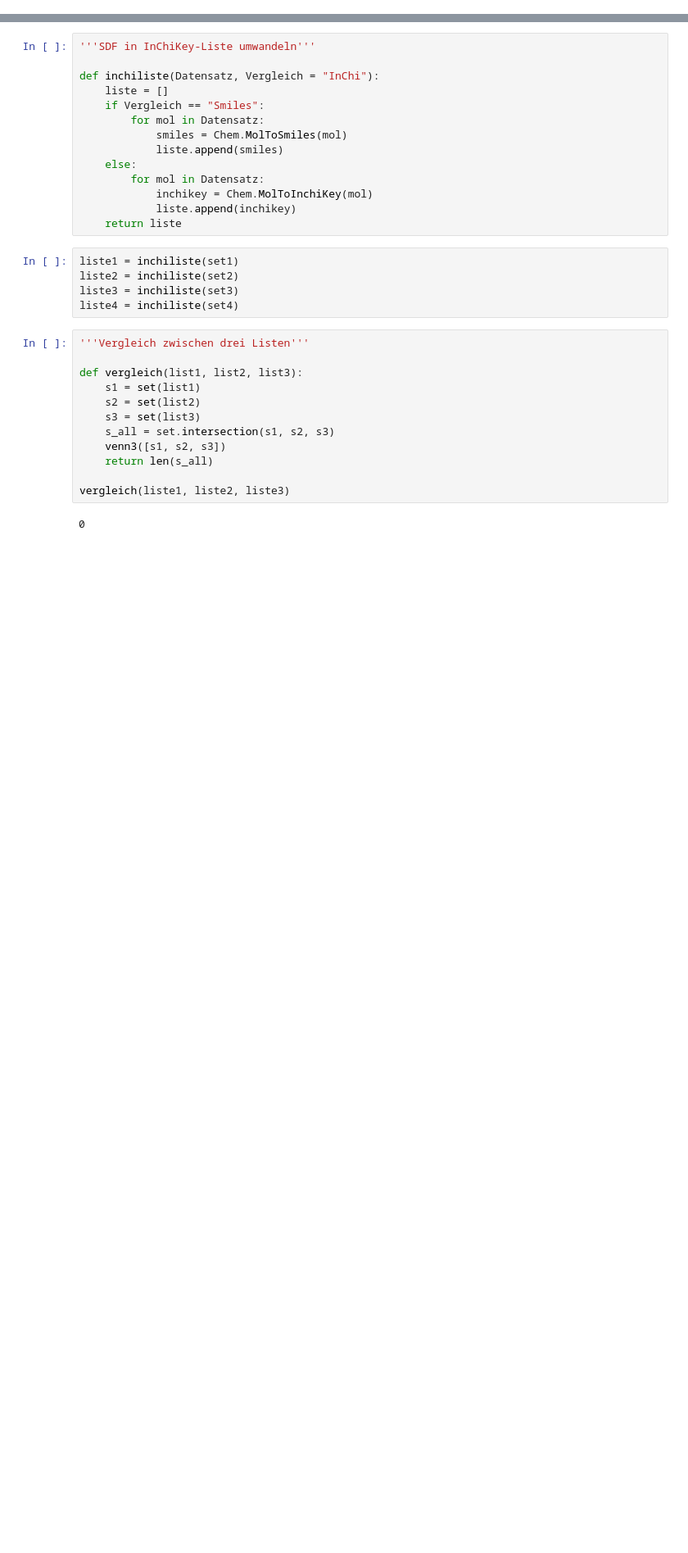
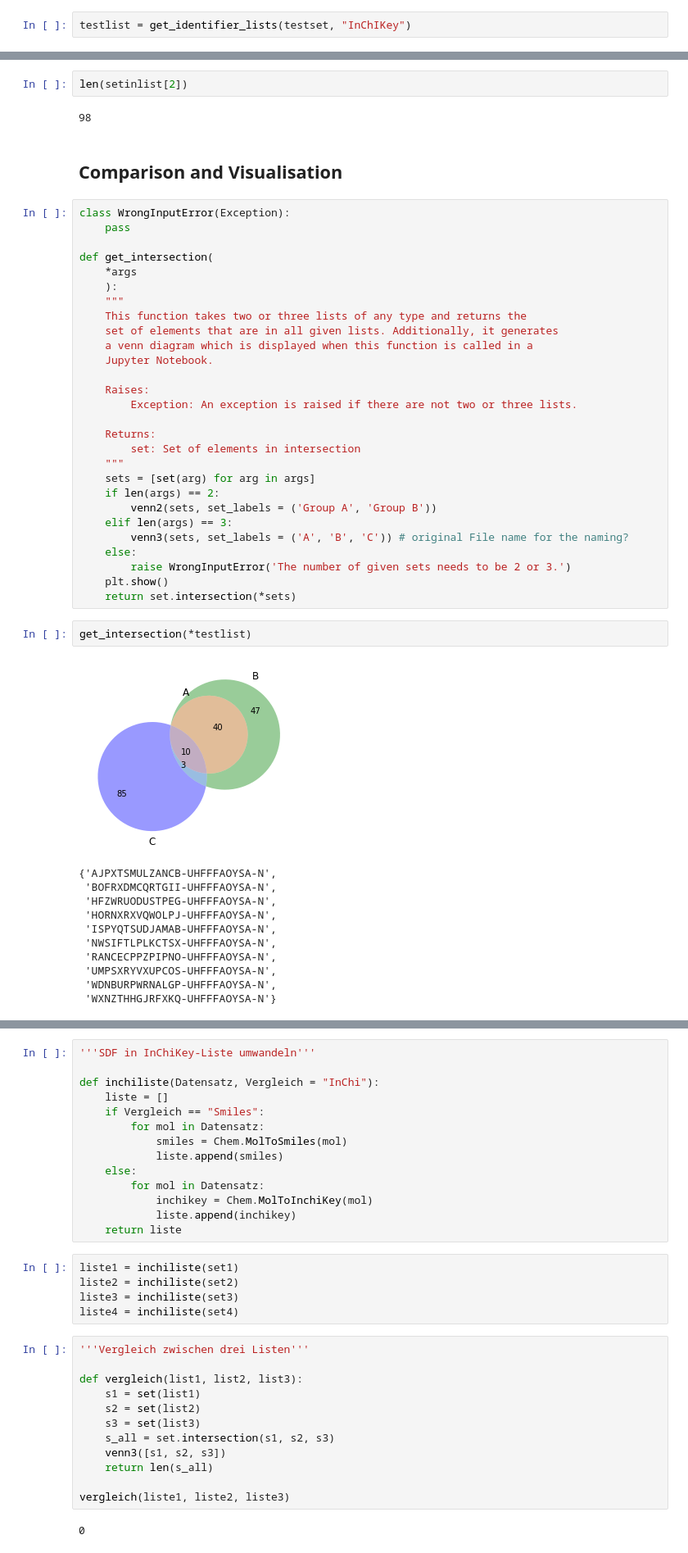
Before and after one commit to Steinbeck-Lab/ChemIcal-DatasEt-comparatoR, a Jupyter notebook: Praktikum.ipynb, the cells around one changed output, grey strips where cells are left out. Shown: that part at 82% size. Saved outputs shown, nothing was run; the diff lists cells and outputs as text; blank space fills up the shorter version.

```diff
--- a/Praktikum.ipynb
+++ b/Praktikum.ipynb
@@ -28,0 +137,2 @@ set4 = Chem.SDMolSupplier('data/4xmol.sdf')
+# %%
+testlist = get_identifier_lists(testset, "InChIKey")
@@ -28,0 +169,48 @@ set4 = Chem.SDMolSupplier('data/4xmol.sdf')
+# %%
+len(setinlist[2])
+# %% [output]
+98
+# %% [markdown]
+## Comparison and Visualisation
+# %%
+class WrongInputError(Exception):
+    pass
+
+def get_intersection(
+    *args
+    ):
+    """
+    This function takes two or three lists of any type and returns the
+    set of elements that are in all given lists. Additionally, it generates
+    a venn diagram which is displayed when this function is called in a
+    Jupyter Notebook.
+
+    Raises:
+        Exception: An exception is raised if there are not two or three lists.
+
+    Returns:
+        set: Set of elements in intersection
+    """
+    sets = [set(arg) for arg in args]
+    if len(args) == 2:
+        venn2(sets, set_labels = ('Group A', 'Group B'))
+    elif len(args) == 3:
+        venn3(sets, set_labels = ('A', 'B', 'C')) # original File name for the naming?
+    else:
+        raise WrongInputError('The number of given sets needs to be 2 or 3.')
+    plt.show()
+    return set.intersection(*sets)
+# %%
+get_intersection(*testlist)
+# %% [output]
+[figure, added]
+{'AJPXTSMULZANCB-UHFFFAOYSA-N',
+ 'BOFRXDMCQRTGII-UHFFFAOYSA-N',
+ 'HFZWRUODUSTPEG-UHFFFAOYSA-N',
+ 'HORNXRXVQWOLPJ-UHFFFAOYSA-N',
+ 'ISPYQTSUDJAMAB-UHFFFAOYSA-N',
+ 'NWSIFTLPLKCTSX-UHFFFAOYSA-N',
+ 'RANCECPPZPIPNO-UHFFFAOYSA-N',
+ 'UMPSXRYVXUPCOS-UHFFFAOYSA-N',
+ 'WDNBURPWRNALGP-UHFFFAOYSA-N',
+ 'WXNZTHHGJRFXKQ-UHFFFAOYSA-N'}
```
Also changed, not shown: parts of 33 cells of this notebook.
